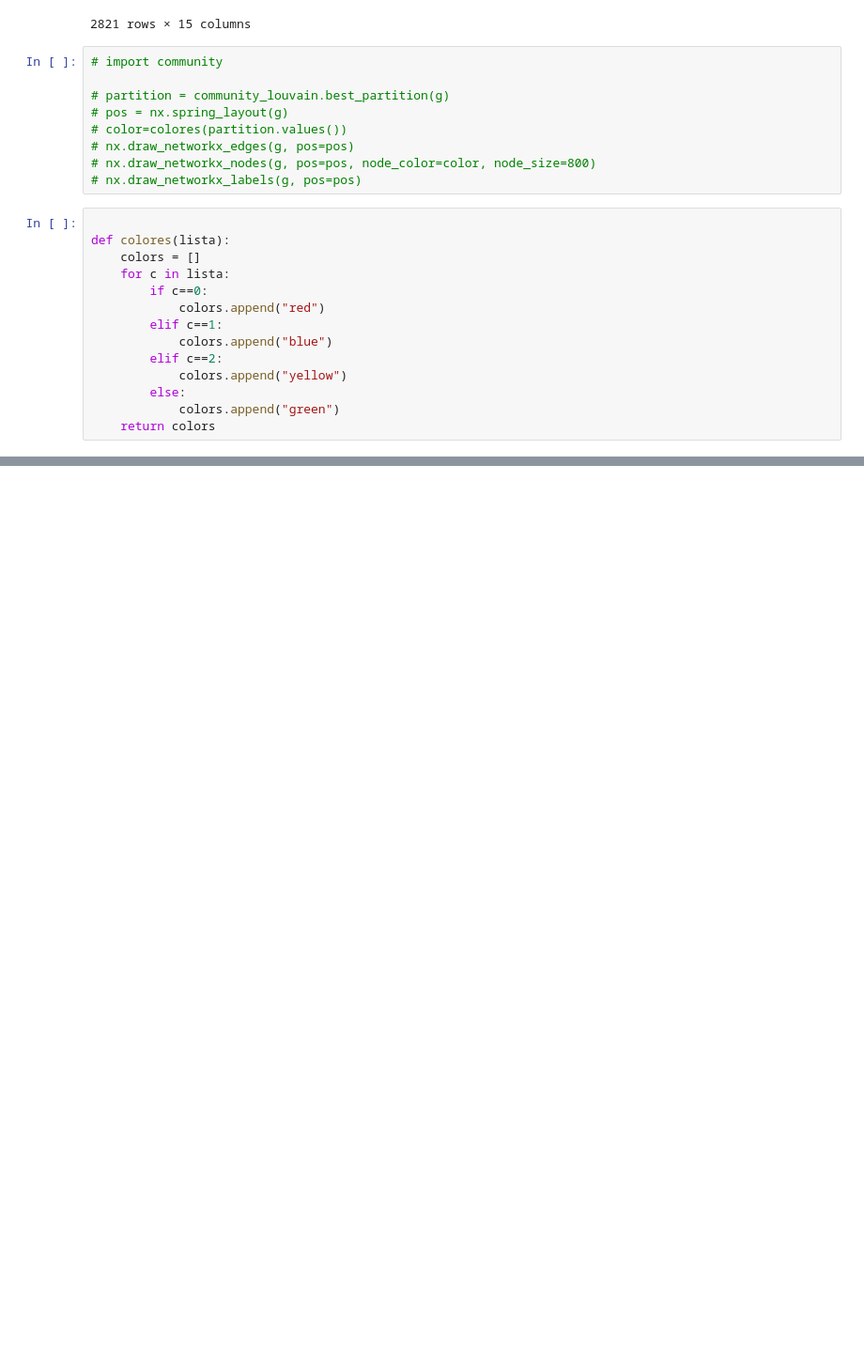
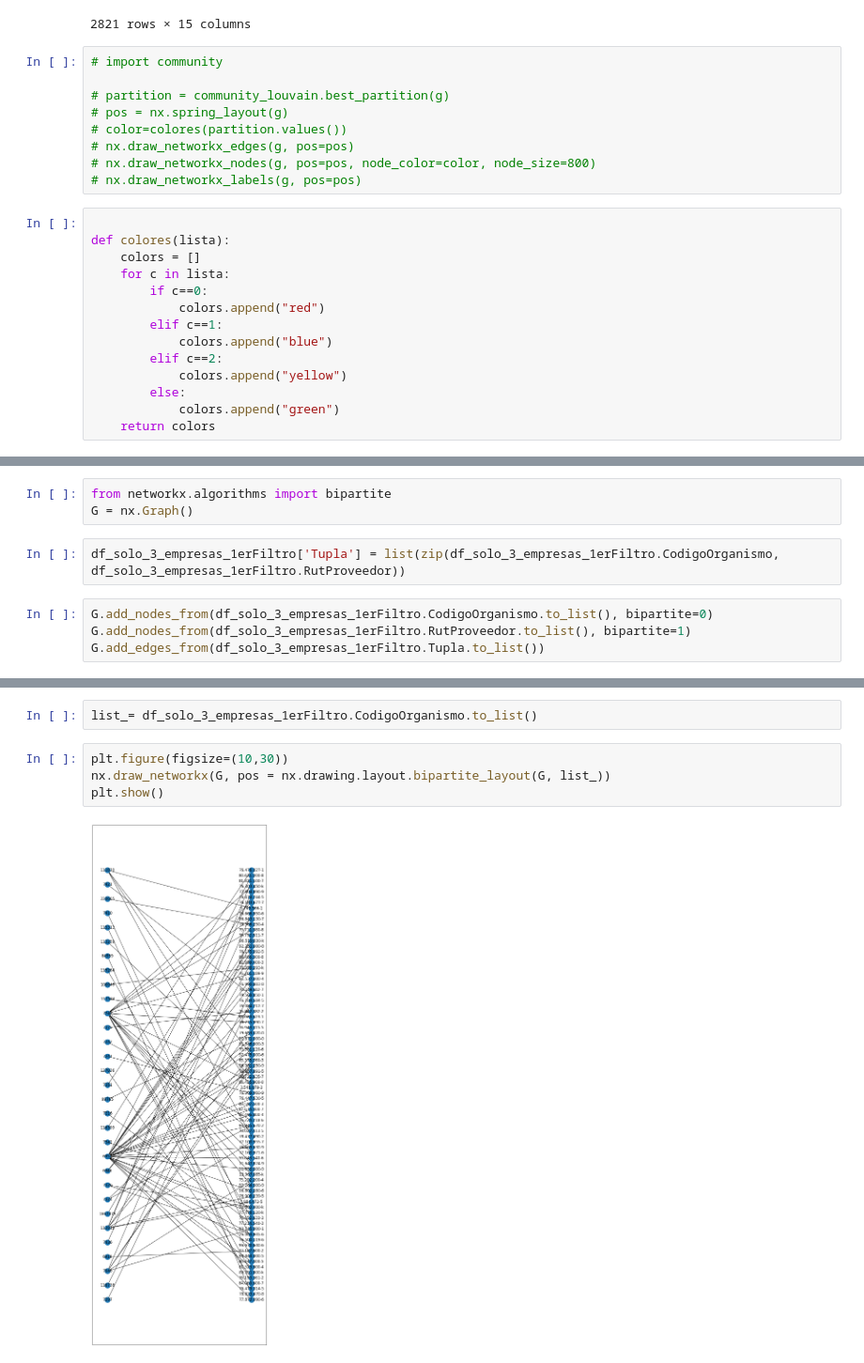
Before and after one commit to fgchil/redes, a Jupyter notebook: FN-EV-WP-FG-Hackaton.ipynb, the cells around one changed output, grey strips where cells are left out. Shown at 94% size. Cells and saved outputs as stored; diff of their text form; blank space fills up the shorter version.

```diff
--- a/FN-EV-WP-FG-Hackaton.ipynb
+++ b/FN-EV-WP-FG-Hackaton.ipynb
@@ -698,0 +685,9 @@ AttributeError: 'bool' object has no attribute 'items'
+# %%
+from networkx.algorithms import bipartite
+G = nx.Graph()
+# %%
+df_solo_3_empresas_1erFiltro['Tupla'] = list(zip(df_solo_3_empresas_1erFiltro.CodigoOrganismo, df_solo_3_empresas_1erFiltro.RutProveedor))
+# %%
+G.add_nodes_from(df_solo_3_empresas_1erFiltro.CodigoOrganismo.to_list(), bipartite=0)
+G.add_nodes_from(df_solo_3_empresas_1erFiltro.RutProveedor.to_list(), bipartite=1)
+G.add_edges_from(df_solo_3_empresas_1erFiltro.Tupla.to_list())
@@ -698,0 +720,8 @@ AttributeError: 'bool' object has no attribute 'items'
+# %%
+list_= df_solo_3_empresas_1erFiltro.CodigoOrganismo.to_list()
+# %%
+plt.figure(figsize=(10,30))
+nx.draw_networkx(G, pos = nx.drawing.layout.bipartite_layout(G, list_))
+plt.show()
+# %% [output]
+[figure, added]
```
Also changed, not shown: parts of 7 cells of this notebook.
